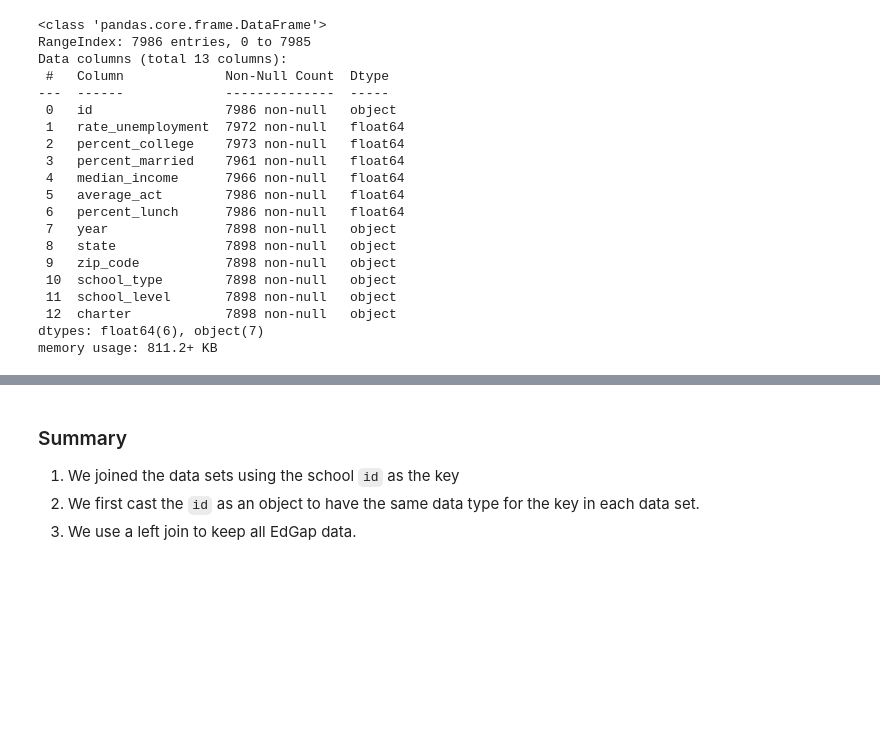
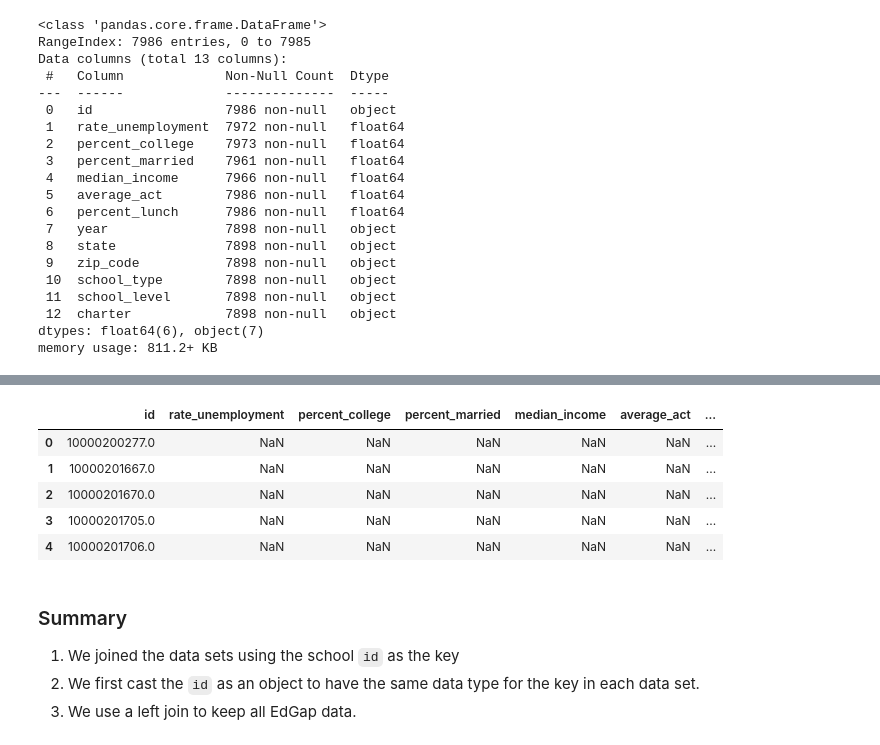
Before and after one commit to jngakwa/education, a Jupyter notebook: code/education notebook.ipynb, the cells around one changed output, grey strips where cells are left out. Cells and saved outputs as stored; diff of their text form; code cells hidden in the pictures; blank space fills up the shorter version.

```diff
--- a/code/education notebook.ipynb
+++ b/code/education notebook.ipynb
@@ -253,10 +264,9 @@ Index(['School Name', 'state', 'id', 'fulltime teachers',
 # %%
 public = public.rename(
     columns={
-        'State Name [Public School] Latest available year' : 'state',
-       'School ID (7-digit) – NCES Assigned [Public School] 2016-17' : 'id',
-       'Full-Time Equivalent (FTE) Teachers [Public School] 2016-17' : 'fulltime teachers',
-       'Pupil/Teacher Ratio [Public School] 2016-17' : 'pupil/teacher ratio'
+        'Full-Time Equivalent (FTE) Teachers [Public School] 2016-17' : 'fulltime teachers',
+       'Pupil/Teacher Ratio [Public School] 2016-17' : 'pupil/teacher ratio',
+       'School ID (12-digit) - NCES Assigned [Public School] Latest available year' : 'id'
     }
 )
 # %% [markdown]
@@ -283,5 +310,5 @@ memory usage: 5.5+ MB
 # %%
-df = edgap.merge(
+df_new = edgap.merge(
     school_information,
     how='left',
     on='id'
@@ -309,3 +336,5 @@ Data columns (total 13 columns):
  12  charter            7898 non-null   object
 dtypes: float64(6), object(7)
 memory usage: 811.2+ KB
+# %%
+public['id'] = public['id'].astype('object')
@@ -312,7 +354,7 @@ memory usage: 811.2+ KB
 # %%
-df = edgap.merge(
+df = df_new.merge(
     public,
-    how='right',
+    how='left',
     on='id'
 )
 # %%
@@ -339,3 +380,12 @@ memory usage: 8.4+ MB
+# %%
+df.head()
+# %% [output]
+|  | id | rate_unemployment | percent_college | percent_married | median_income | average_act | ... |
+| 0 | 10000200277.0 | NaN | NaN | NaN | NaN | NaN | ... |
+| 1 | 10000201667.0 | NaN | NaN | NaN | NaN | NaN | ... |
+| 2 | 10000201670.0 | NaN | NaN | NaN | NaN | NaN | ... |
+| 3 | 10000201705.0 | NaN | NaN | NaN | NaN | NaN | ... |
+| 4 | 10000201706.0 | NaN | NaN | NaN | NaN | NaN | ... |
 # %% [markdown]
 ### Summary
 
```
Also changed, not shown: parts of 9 cells of this notebook, 2 other files.
